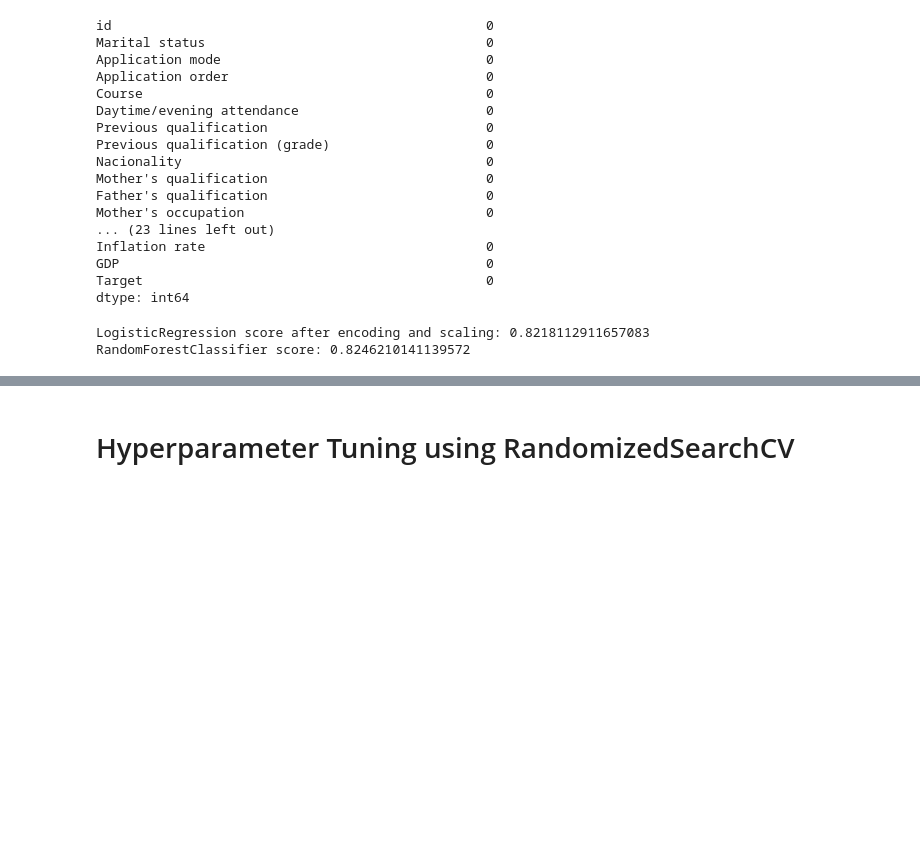
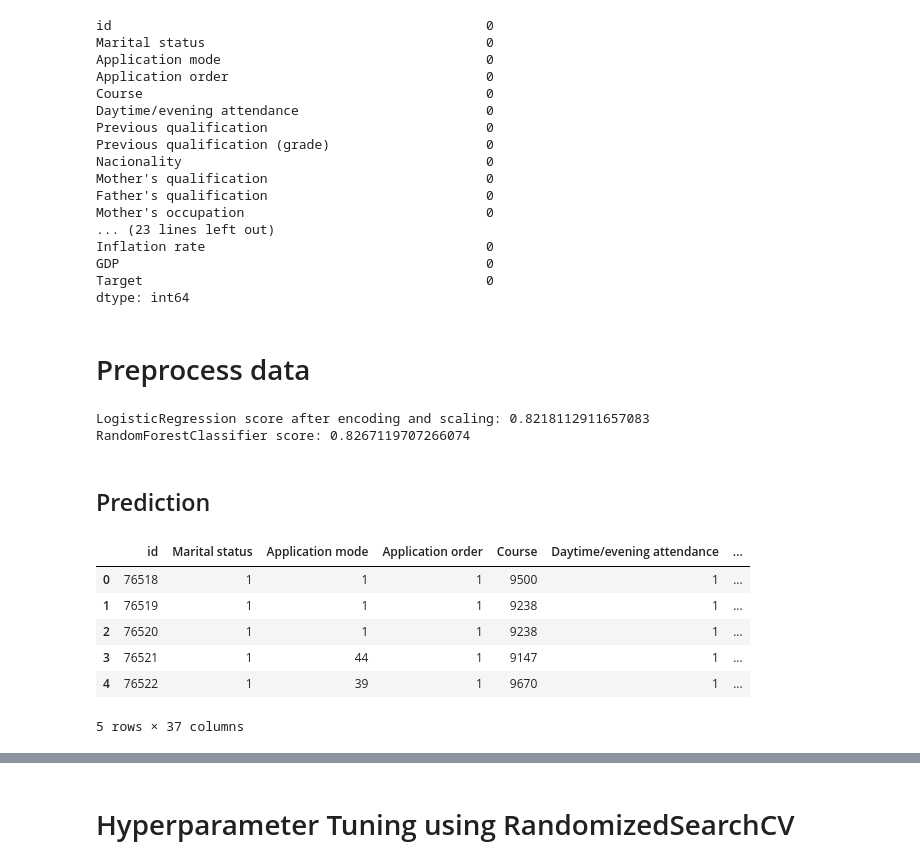
Before and after one commit to denistoo749/Academic-Success-Classification, a Jupyter notebook: academic_success_classification.ipynb, the cells around one changed output, grey strips where cells are left out. Cells and saved outputs as stored; diff of their text form; code cells hidden in the pictures; blank space fills up the shorter version.

```diff
--- a/academic_success_classification.ipynb
+++ b/academic_success_classification.ipynb
@@ -80,4 +93,6 @@ dtype: int64
 # Create X and y
 X = df.drop('Target', axis=1)
 y = df['Target']
+# %% [markdown]
+# Preprocess data
 # %%
@@ -127,5 +124,36 @@ def train_and_evaluate_models(X, y):
-# %%
-train_and_evaluate_models(X, y)
-# %% [output]
-LogisticRegression score after encoding and scaling: 0.8218112911657083
-RandomForestClassifier score: 0.8246210141139572
+# %%
+from sklearn.pipeline import make_pipeline
+from sklearn.preprocessing import StandardScaler
+
+# Create a pipeline for Logistic Regression that scales the data and applies logistic regression
+log_reg_pipeline = make_pipeline(StandardScaler(), LogisticRegression(max_iter=1000))
+
+# Train and Evaluate the Logistic Regression Model
+log_reg_pipeline.fit(X_train_encoded, y_train_encoded)
+log_reg_score = log_reg_pipeline.score(X_test_encoded, y_test_encoded)
+print(f"LogisticRegression score after encoding and scaling: {log_reg_score}")
+
+# 4. Train and Evaluate the Random Forest Classifier
+rf_classifier = RandomForestClassifier()
+
+# Train the model
+rf_classifier.fit(X_train_encoded, y_train_encoded)
+rf_score = rf_classifier.score(X_test_encoded, y_test_encoded)
+print(f"RandomForestClassifier score: {rf_score}")
+# %% [output]
+LogisticRegression score after encoding and scaling: 0.8218112911657083
+RandomForestClassifier score: 0.8267119707266074
+# %% [markdown]
+## Prediction
+# %%
+# Read the test data
+test_df = pd.read_csv('/content/drive/MyDrive/Academic Success Classification/data/test.csv')
+test_df.head()
+# %% [output]
+|  | id | Marital status | Application mode | Application order | Course | Daytime/evening attendance | ... |
+| 0 | 76518 | 1 | 1 | 1 | 9500 | 1 | ... |
+| 1 | 76519 | 1 | 1 | 1 | 9238 | 1 | ... |
+| 2 | 76520 | 1 | 1 | 1 | 9238 | 1 | ... |
+| 3 | 76521 | 1 | 44 | 1 | 9147 | 1 | ... |
+| 4 | 76522 | 1 | 39 | 1 | 9670 | 1 | ... |
+5 rows × 37 columns
```
Also changed, not shown: parts of 21 cells of this notebook.
